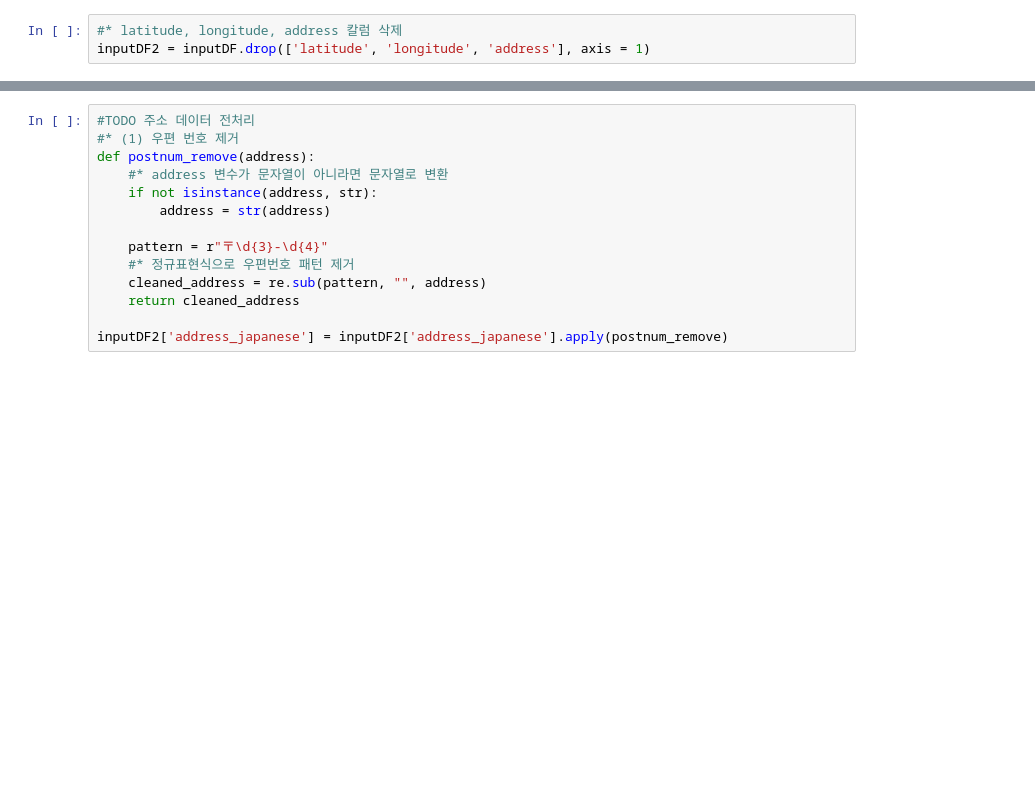
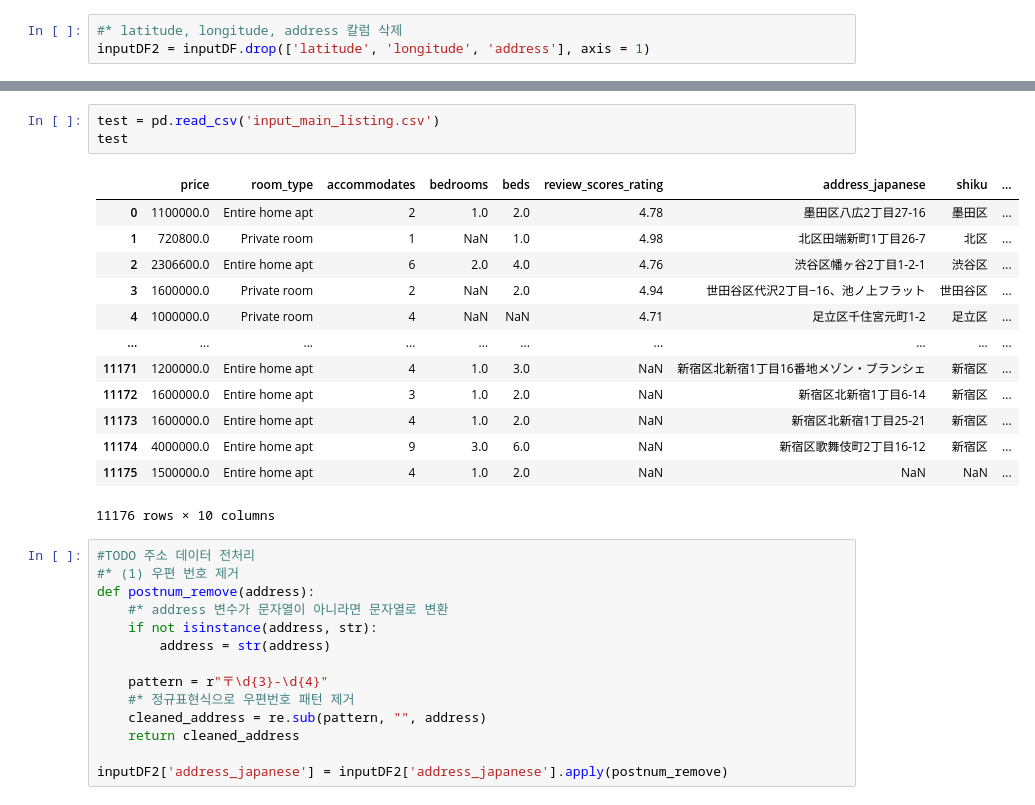
Before and after one commit to zinnie1025/AirbnbWise, a Jupyter notebook: Tokyo_Airbnb/jieun/inside_Airbnb_EDA_main.ipynb, the cells around one changed output, grey strips where cells are left out. Cells and saved outputs as stored; diff of their text form; blank space fills up the shorter version.

```diff
--- a/Tokyo_Airbnb/jieun/inside_Airbnb_EDA_main.ipynb
+++ b/Tokyo_Airbnb/jieun/inside_Airbnb_EDA_main.ipynb
@@ -208,3 +266,20 @@ inputDF2 = inputDF.drop(['latitude', 'longitude', 'address'], axis = 1)
+# %%
+test = pd.read_csv('input_main_listing.csv')
+test
+# %% [output]
+|  | price | room_type | accommodates | bedrooms | beds | review_scores_rating | address_japanese | shiku | ... |
+| 0 | 1100000.0 | Entire home apt | 2 | 1.0 | 2.0 | 4.78 | 墨田区八広2丁目27-16 | 墨田区 | ... |
+| 1 | 720800.0 | Private room | 1 | NaN | 1.0 | 4.98 | 北区田端新町1丁目26-7 | 北区 | ... |
+| 2 | 2306600.0 | Entire home apt | 6 | 2.0 | 4.0 | 4.76 | 渋谷区幡ヶ谷2丁目1-2-1 | 渋谷区 | ... |
+| 3 | 1600000.0 | Private room | 2 | NaN | 2.0 | 4.94 | 世田谷区代沢2丁目−16、池ノ上フラット | 世田谷区 | ... |
+| 4 | 1000000.0 | Private room | 4 | NaN | NaN | 4.71 | 足立区千住宮元町1-2 | 足立区 | ... |
+| ... | ... | ... | ... | ... | ... | ... | ... | ... | ... |
+| 11171 | 1200000.0 | Entire home apt | 4 | 1.0 | 3.0 | NaN | 新宿区北新宿1丁目16番地メゾン・ブランシェ | 新宿区 | ... |
+| 11172 | 1600000.0 | Entire home apt | 3 | 1.0 | 2.0 | NaN | 新宿区北新宿1丁目6-14 | 新宿区 | ... |
+| 11173 | 1600000.0 | Entire home apt | 4 | 1.0 | 2.0 | NaN | 新宿区北新宿1丁目25-21 | 新宿区 | ... |
+| 11174 | 4000000.0 | Entire home apt | 9 | 3.0 | 6.0 | NaN | 新宿区歌舞伎町2丁目16-12 | 新宿区 | ... |
+| 11175 | 1500000.0 | Entire home apt | 4 | 1.0 | 2.0 | NaN | NaN | NaN | ... |
+11176 rows × 10 columns
 # %%
 #TODO 주소 데이터 전처리
 #* (1) 우편 번호 제거
```
Also changed, not shown: parts of 7 cells of this notebook, 1 other file.
